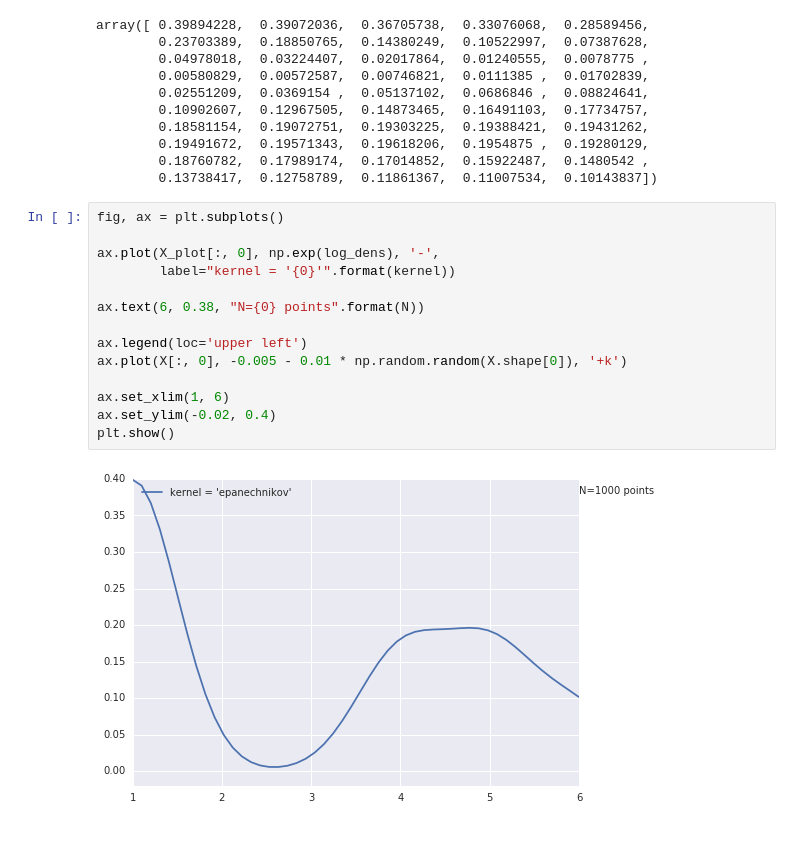
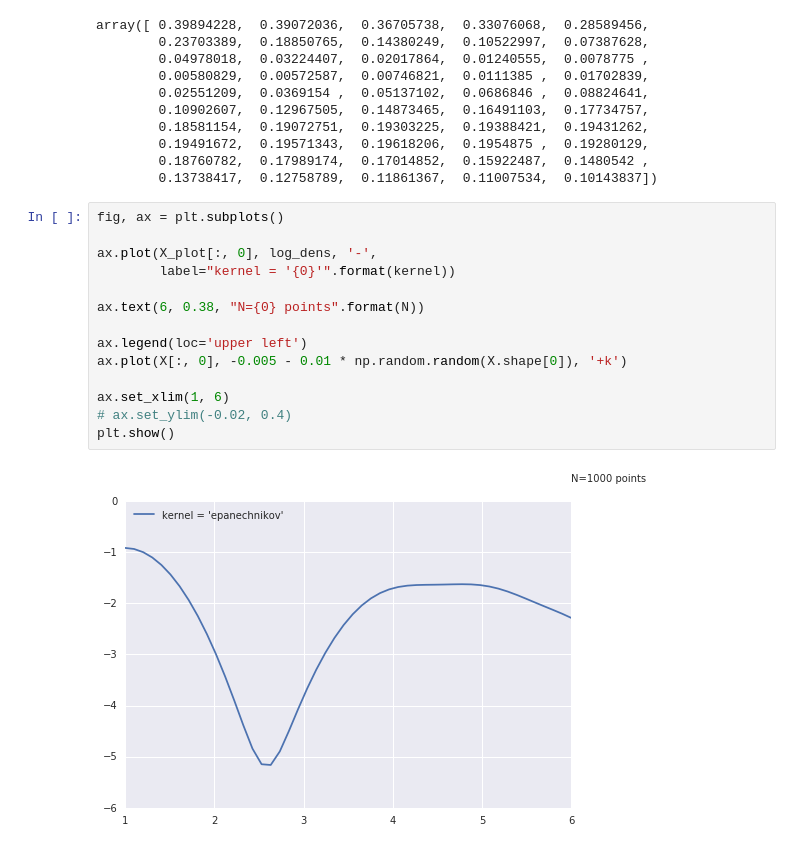
Before and after one commit to nispc/gcloud-test, a Jupyter notebook: GeoPandas.ipynb, the cells around one changed output. Cells and saved outputs as stored; diff of their text form.

```diff
--- a/GeoPandas.ipynb
+++ b/GeoPandas.ipynb
@@ -415,16 +415,16 @@ array([ 0.39894228,  0.39072036,  0.36705738,  0.33076068,  0.28589456,
 # %%
 fig, ax = plt.subplots()
 
-ax.plot(X_plot[:, 0], np.exp(log_dens), '-',
+ax.plot(X_plot[:, 0], log_dens, '-',
         label="kernel = '{0}'".format(kernel))
 
 ax.text(6, 0.38, "N={0} points".format(N))
 
 ax.legend(loc='upper left')
 ax.plot(X[:, 0], -0.005 - 0.01 * np.random.random(X.shape[0]), '+k')
 
 ax.set_xlim(1, 6)
-ax.set_ylim(-0.02, 0.4)
+# ax.set_ylim(-0.02, 0.4)
 plt.show()
 # %% [output]
-[figure, old version]
+[figure, new version]
```
